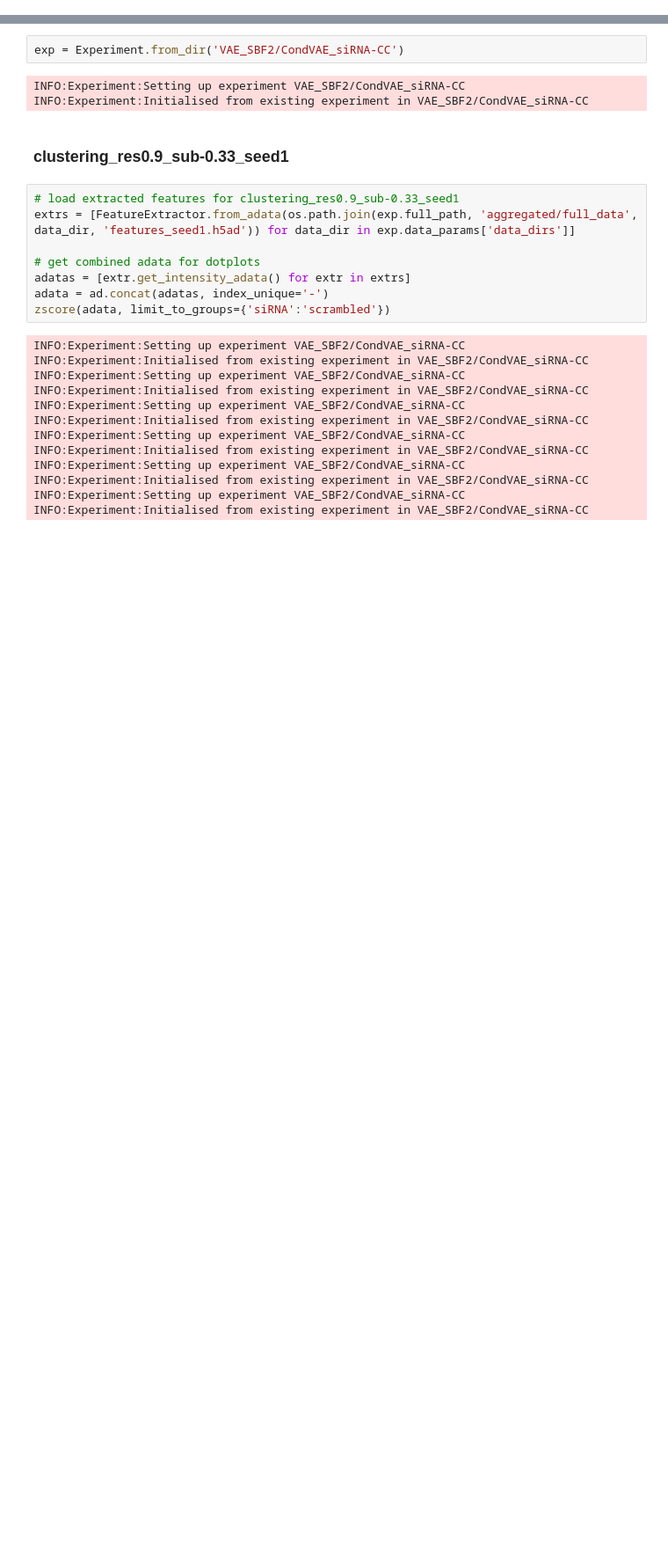
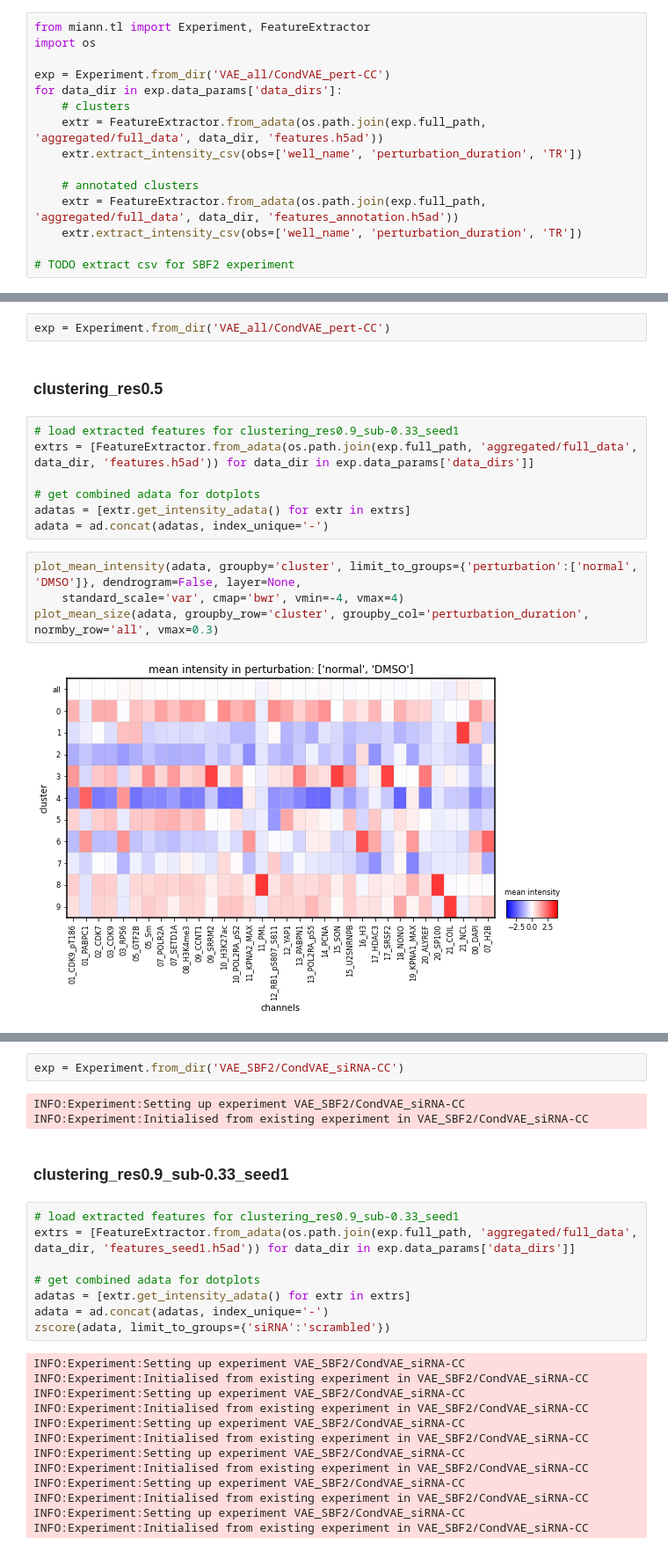
Before and after one commit to theislab/campa_ana, a Jupyter notebook: workflow/05_extract_features.ipynb, the cells around one changed output, grey strips where cells are left out. Shown at 88% size. Drawn from its saved outputs; the diff is of its cells as text; blank space fills up the shorter version.

Commit message:
update extract features nb

```diff
--- a/workflow/05_extract_features.ipynb
+++ b/workflow/05_extract_features.ipynb
@@ -7,0 +14,15 @@ TODO mean intensity plot remove cluster all + change zscoring?
+# %%
+from miann.tl import Experiment, FeatureExtractor
+import os
+
+exp = Experiment.from_dir('VAE_all/CondVAE_pert-CC')
+for data_dir in exp.data_params['data_dirs']:
+    # clusters
+    extr = FeatureExtractor.from_adata(os.path.join(exp.full_path, 'aggregated/full_data', data_dir, 'features.h5ad'))
+    extr.extract_intensity_csv(obs=['well_name', 'perturbation_duration', 'TR'])
+
+    # annotated clusters
+    extr = FeatureExtractor.from_adata(os.path.join(exp.full_path, 'aggregated/full_data', data_dir, 'features_annotation.h5ad'))
+    extr.extract_intensity_csv(obs=['well_name', 'perturbation_duration', 'TR'])
+
+# TODO extract csv for SBF2 experiment
@@ -14,0 +41,17 @@ init_logging()
+# %%
+exp = Experiment.from_dir('VAE_all/CondVAE_pert-CC')
+# %% [markdown]
+### clustering_res0.5
+# %%
+# load extracted features for clustering_res0.9_sub-0.33_seed1
+extrs = [FeatureExtractor.from_adata(os.path.join(exp.full_path, 'aggregated/full_data', data_dir, 'features.h5ad')) for data_dir in exp.data_params['data_dirs']]
+
+# get combined adata for dotplots
+adatas = [extr.get_intensity_adata() for extr in extrs]
+adata = ad.concat(adatas, index_unique='-')
+# %%
+plot_mean_intensity(adata, groupby='cluster', limit_to_groups={'perturbation':['normal', 'DMSO']}, dendrogram=False, layer=None,
+    standard_scale='var', cmap='bwr', vmin=-4, vmax=4)
+plot_mean_size(adata, groupby_row='cluster', groupby_col='perturbation_duration', normby_row='all', vmax=0.3)
+# %% [output]
+[figure, added]
```
Also changed, not shown: parts of 13 cells of this notebook.
